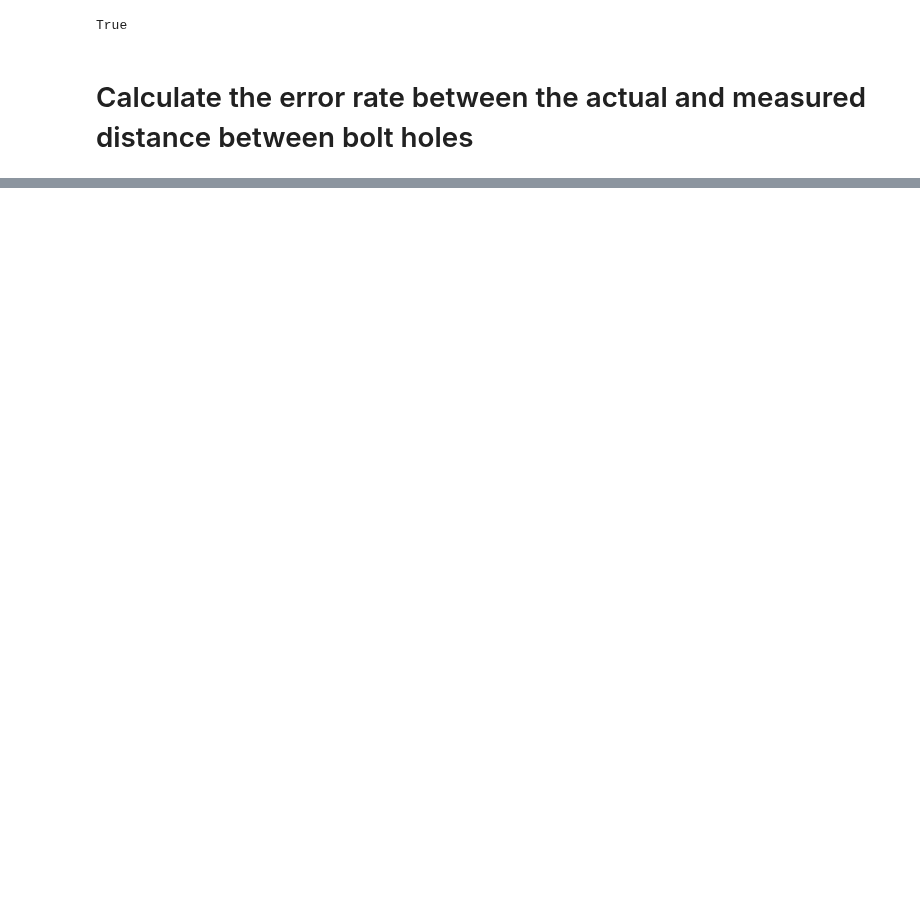
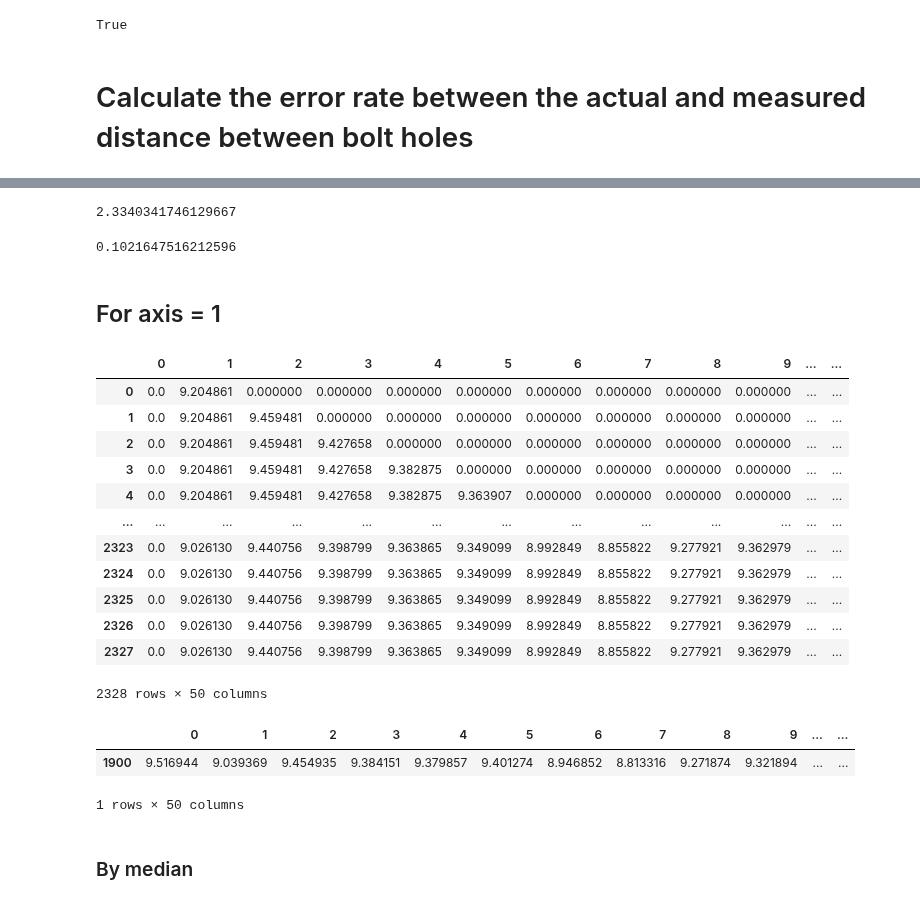
Before and after one commit to enfycius/Bolts, a Jupyter notebook: analysis_distances.ipynb, the cells around one changed output, grey strips where cells are left out. Drawn from its saved outputs; the diff is of its cells as text; code cells hidden in the pictures; blank space fills up the shorter version.

```diff
--- a/analysis_distances.ipynb
+++ b/analysis_distances.ipynb
@@ -221,0 +319,28 @@ for i in range(0, rows):
+# %%
+np_measured.max()
+# %% [output]
+2.3340341746129667
+# %%
+np_measured.min()
+# %% [output]
+0.1021647516212596
+# %% [markdown]
+## For axis = 1
+# %%
+measured_y = pd.read_csv("./distances_y.csv", index_col=[0])
+# %%
+measured_y
+# %% [output]
+|  | 0 | 1 | 2 | 3 | 4 | 5 | 6 | 7 | 8 | 9 | ... | ... |
+| 0 | 0.0 | 9.204861 | 0.000000 | 0.000000 | 0.000000 | 0.000000 | 0.000000 | 0.000000 | 0.000000 | 0.000000 | ... | ... |
+| 1 | 0.0 | 9.204861 | 9.459481 | 0.000000 | 0.000000 | 0.000000 | 0.000000 | 0.000000 | 0.000000 | 0.000000 | ... | ... |
+| 2 | 0.0 | 9.204861 | 9.459481 | 9.427658 | 0.000000 | 0.000000 | 0.000000 | 0.000000 | 0.000000 | 0.000000 | ... | ... |
+| 3 | 0.0 | 9.204861 | 9.459481 | 9.427658 | 9.382875 | 0.000000 | 0.000000 | 0.000000 | 0.000000 | 0.000000 | ... | ... |
+| 4 | 0.0 | 9.204861 | 9.459481 | 9.427658 | 9.382875 | 9.363907 | 0.000000 | 0.000000 | 0.000000 | 0.000000 | ... | ... |
+| ... | ... | ... | ... | ... | ... | ... | ... | ... | ... | ... | ... | ... |
+| 2323 | 0.0 | 9.026130 | 9.440756 | 9.398799 | 9.363865 | 9.349099 | 8.992849 | 8.855822 | 9.277921 | 9.362979 | ... | ... |
+| 2324 | 0.0 | 9.026130 | 9.440756 | 9.398799 | 9.363865 | 9.349099 | 8.992849 | 8.855822 | 9.277921 | 9.362979 | ... | ... |
+| 2325 | 0.0 | 9.026130 | 9.440756 | 9.398799 | 9.363865 | 9.349099 | 8.992849 | 8.855822 | 9.277921 | 9.362979 | ... | ... |
+| 2326 | 0.0 | 9.026130 | 9.440756 | 9.398799 | 9.363865 | 9.349099 | 8.992849 | 8.855822 | 9.277921 | 9.362979 | ... | ... |
+| 2327 | 0.0 | 9.026130 | 9.440756 | 9.398799 | 9.363865 | 9.349099 | 8.992849 | 8.855822 | 9.277921 | 9.362979 | ... | ... |
+2328 rows × 50 columns
@@ -221,0 +351,8 @@ for i in range(0, rows):
+# %%
+measured_y
+# %% [output]
+|  | 0 | 1 | 2 | 3 | 4 | 5 | 6 | 7 | 8 | 9 | ... | ... |
+| 1900 | 9.516944 | 9.039369 | 9.454935 | 9.384151 | 9.379857 | 9.401274 | 8.946852 | 8.813316 | 9.271874 | 9.321894 | ... | ... |
+1 rows × 50 columns
+# %% [markdown]
+### By median
```
Also changed, not shown: parts of 53 cells of this notebook.
